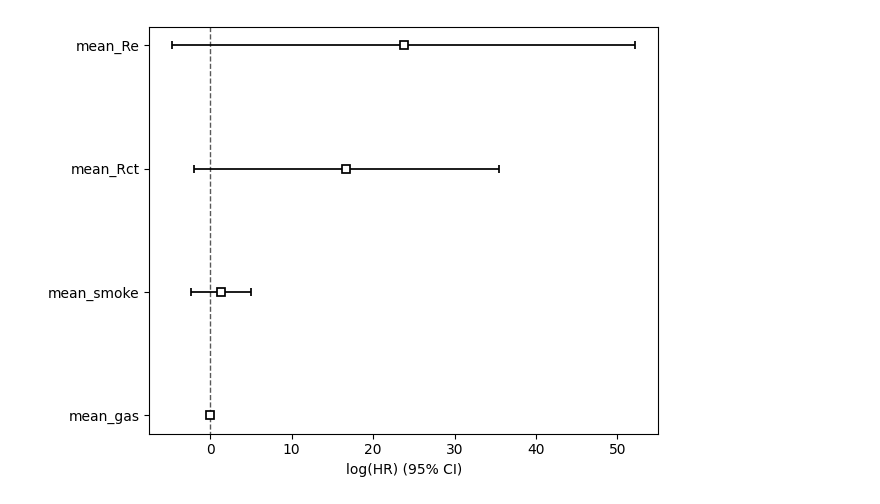
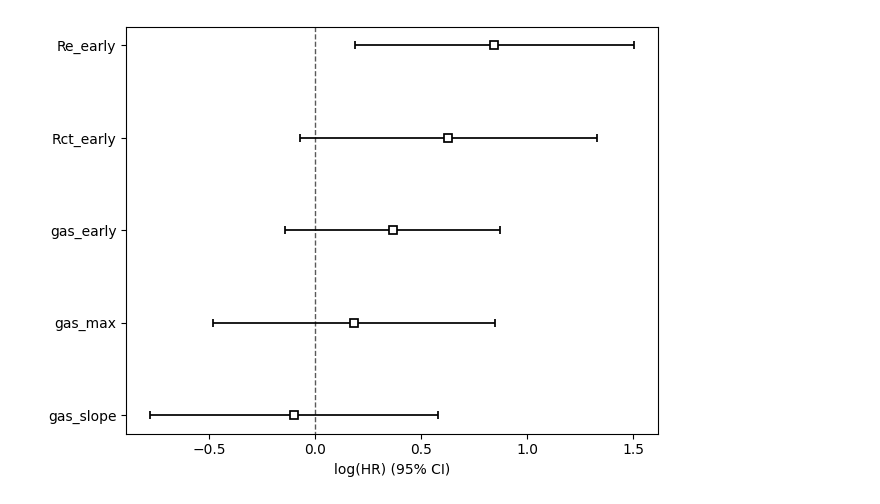
Before and after one commit to harshithamlvrs/ROEU_Project_ML, a Jupyter notebook: Day2.ipynb, the cells around one changed output. Cells and saved outputs as stored; diff of their text form; code cells hidden in the pictures.

Commit message:
updated Cox Model, gas data values

```diff
--- a/Day2.ipynb
+++ b/Day2.ipynb
@@ -1,32 +1,82 @@
 # %%
 import pandas as pd
+import numpy as np
 import matplotlib.pyplot as plt
+from sklearn.preprocessing import StandardScaler
 from lifelines import CoxPHFitter
 
 # Use Day1's processed dataset, which includes SoH and engineered features.
 df = pd.read_csv('nasa_processed.csv')
 
-# CoxPHFitter is a survival analysis model that helps estimate how features
-# affect time-to-failure (here, battery end-of-life behavior).
-survival_df = df.groupby('battery_id').apply(lambda g: pd.Series({
-    'duration':   len(g),
-    'event':      int((g['SoH'] < 80).any()),
-    'mean_Re':    g['Re'].mean(),
-    'mean_Rct':   g['Rct'].mean(),
-    'mean_gas':   g['gas_ppm'].mean(),
-    'mean_smoke': g['smoke_density'].mean(),
-})).reset_index(drop=True)
+# Step 2: create time-to-event outcome properly.
+def compute_survival(g):
+    g = g.sort_values('test_id')
+    failure = g[g['SoH'] < 85]
+    if len(failure) > 0:
+        duration = failure['test_id'].iloc[0]
+        event = 1
+    else:
+        duration = g['test_id'].max()
+        event = 0
+    return pd.Series({'duration': duration, 'event': event})
 
-print(f"EOL batteries: {survival_df['event'].sum()} / {len(survival_df)}")
+survival_base = df.groupby('battery_id').apply(compute_survival)
 
-# penalizer=0.1 for stability on small dataset
-cph = CoxPHFitter(penalizer=0.1)
-cph.fit(survival_df, duration_col='duration', event_col='event')
+# Step 3: extract early-life + spike + trend features.
+def extract_features(g):
+    g = g.sort_values('test_id')
+    early = g.iloc[:10]
+    return pd.Series({
+        'gas_early': early['gas_ppm'].mean(),
+        'gas_max': g['gas_ppm'].max(),
+        'gas_slope': np.polyfit(g['test_id'], g['gas_ppm'], 1)[0],
+        'Re_early': early['Re'].mean(),
+        'Rct_early': early['Rct'].mean(),
+    })
+
+features = df.groupby('battery_id').apply(extract_features)
+
+survival_df = survival_base.join(features).reset_index(drop=True)
+print('Events:', survival_df['event'].sum())
+
+# Step 4: normalize the predictors.
+gas_cols = ['gas_early', 'gas_max', 'gas_slope']
+impedance_cols = ['Re_early', 'Rct_early']
+all_cols = gas_cols + impedance_cols
+
+scaler = StandardScaler()
+survival_df[all_cols] = scaler.fit_transform(survival_df[all_cols])
+
+# Step 5: fit comparison Cox models.
+main_df = survival_df[['duration', 'event'] + all_cols].replace([np.inf, -np.inf], np.nan).dropna()
+
+print('\n=== Gas-only model ===')
+cph_gas = CoxPHFitter(penalizer=0.2)
+cph_gas.fit(
+    main_df[['duration', 'event'] + gas_cols],
+    duration_col='duration',
+    event_col='event'
+ )
+cph_gas.print_summary()
+
+print('\n=== Impedance-only model ===')
+cph_impedance = CoxPHFitter(penalizer=0.2)
+cph_impedance.fit(
+    main_df[['duration', 'event'] + impedance_cols],
+    duration_col='duration',
+    event_col='event'
+ )
+cph_impedance.print_summary()
+
+print('\n=== Combined gas + impedance model ===')
+cph = CoxPHFitter(penalizer=0.2)
+cph.fit(
+    main_df[['duration', 'event'] + all_cols],
+    duration_col='duration',
+    event_col='event'
+ )
 cph.print_summary()
-
-# exp(coef) > 1 means higher value is associated with faster failure
 cph.plot()
 plt.tight_layout()
-plt.savefig('data/cox_model.png', dpi=150)
 plt.show()
 # %% [output]
@@ -53 +143 @@ EOL batteries: 12.0 / 23
-[figure, old version]
+[figure, new version]
```
Also changed, not shown: parts of 4 cells of this notebook, 9 other files.
